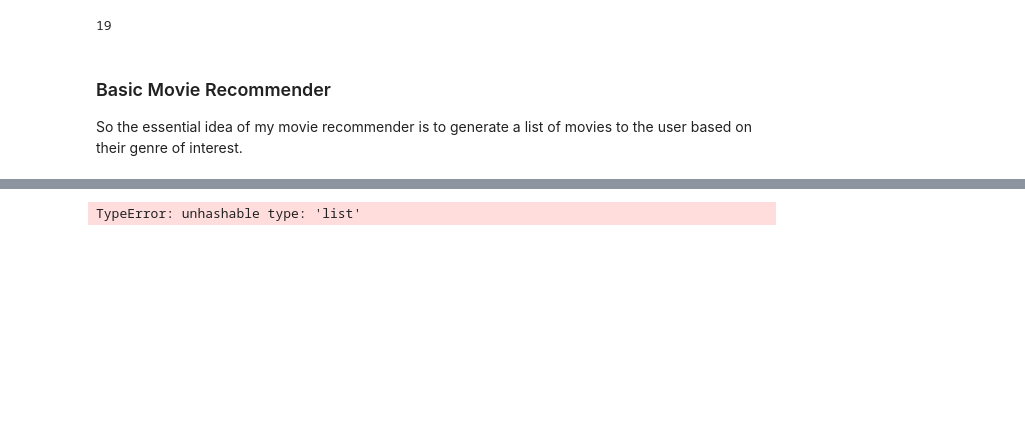
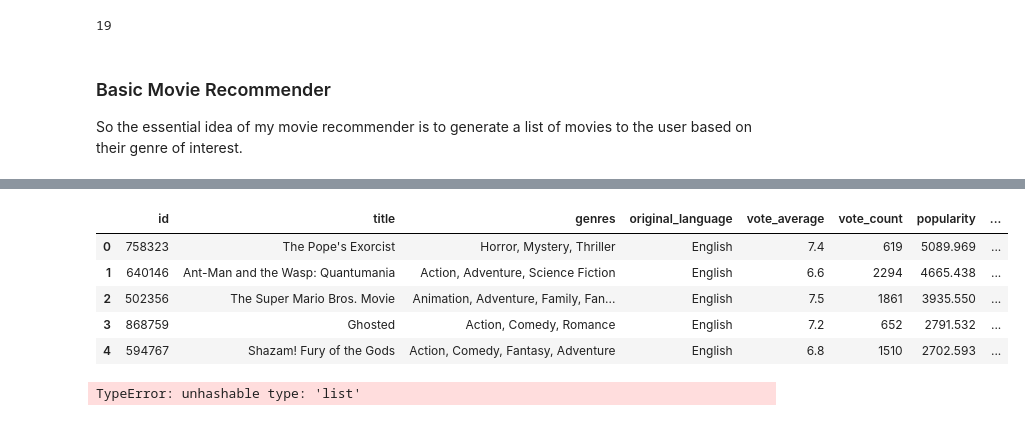
Before and after one commit to Richard-Vuong/Movie-Recommender-Engine, a Jupyter notebook: MoviesRecommender.ipynb, the cells around one changed output, grey strips where cells are left out. Saved outputs shown, nothing was run; the diff lists cells and outputs as text; code cells hidden in the pictures; blank space fills up the shorter version.

```diff
--- a/MoviesRecommender.ipynb
+++ b/MoviesRecommender.ipynb
@@ -244,3 +271,15 @@ Now that the basic idea of the movie recommender is created. How can we make a b
+# %%
+#removing unnecessary columns
+df1.drop(columns = ['genres_str', 'budget','revenue'], inplace = True)
+# %%
+df1.head()
+# %% [output]
+|  | id | title | genres | original_language | vote_average | vote_count | popularity | ... |
+| 0 | 758323 | The Pope's Exorcist | Horror, Mystery, Thriller | English | 7.4 | 619 | 5089.969 | ... |
+| 1 | 640146 | Ant-Man and the Wasp: Quantumania | Action, Adventure, Science Fiction | English | 6.6 | 2294 | 4665.438 | ... |
+| 2 | 502356 | The Super Mario Bros. Movie | Animation, Adventure, Family, Fan... | English | 7.5 | 1861 | 3935.550 | ... |
+| 3 | 868759 | Ghosted | Action, Comedy, Romance | English | 7.2 | 652 | 2791.532 | ... |
+| 4 | 594767 | Shazam! Fury of the Gods | Action, Comedy, Fantasy, Adventure | English | 6.8 | 1510 | 2702.593 | ... |
 # %%
 # Get movie titles of recommended movies with interest
 recommended_titles_with_interest = df[df['genres_str'].str.contains(goi)]['title']
```
Also changed, not shown: parts of 15 cells of this notebook.
